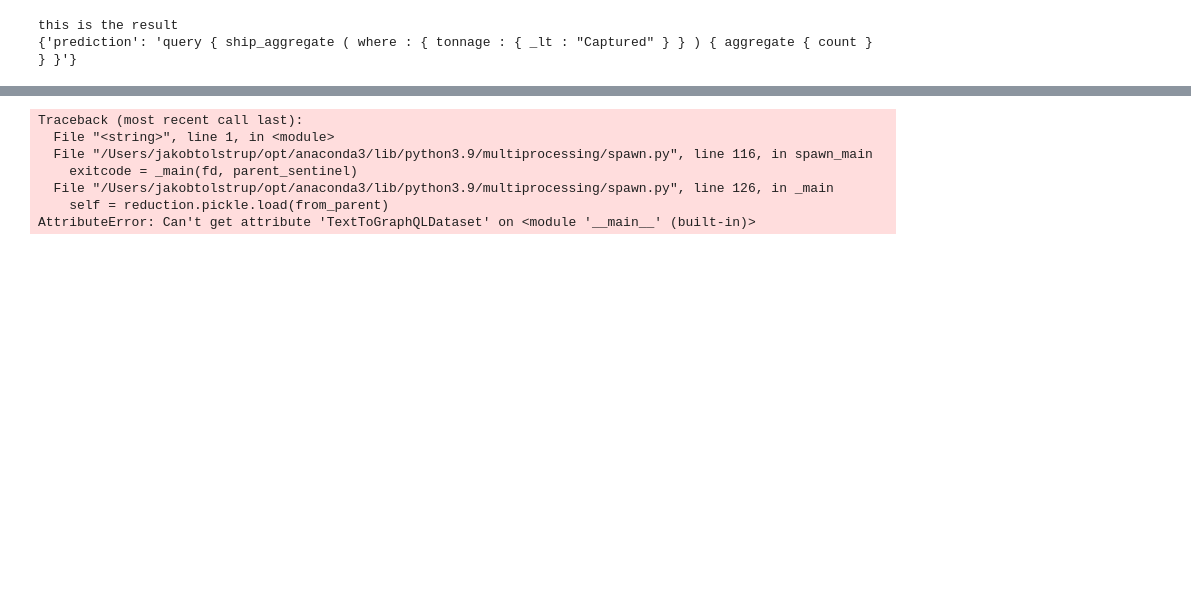
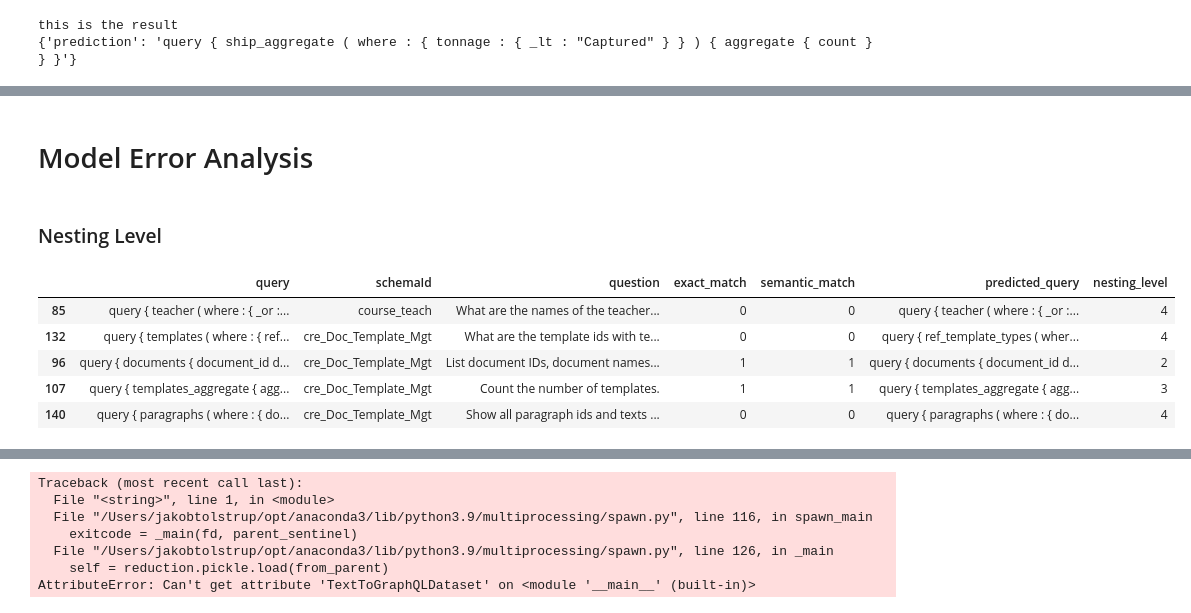
Before and after one commit to Dybton/T5, a Jupyter notebook: T5_SP2.ipynb, the cells around one changed output, grey strips where cells are left out. Drawn from its saved outputs; the diff is of its cells as text; code cells hidden in the pictures; blank space fills up the shorter version.

```diff
--- a/T5_SP2.ipynb
+++ b/T5_SP2.ipynb
@@ -869,0 +1068,75 @@ dev_df.to_csv('dev_df_with_results.csv')
+# %% [markdown]
+# Model Error Analysis
+# %% [markdown]
+### Nesting Level
+# %%
+import re
+
+# Function to calculate the nesting level of a query
+def nesting_level(query):
+    query = re.sub(r'\s+', '', query)  # Remove whitespace
+    max_nesting = 0
+    current_nesting = 0
+
+    for char in query:
+        if char == '{':
+            current_nesting += 1
+            max_nesting = max(max_nesting, current_nesting)
+        elif char == '}':
+            current_nesting -= 1
+
+    return max_nesting
+
+# Calculate the nesting level for each query and add it as a new column
+dev_df_2percent['nesting_level'] = dev_df_2percent['query'].apply(nesting_level)
+# create a new column in the dataframe to represent the nesting level bucket
+
+test = False
+stats = False
+
+if test:
+    query1 = 'query{teacher(where:{_or:[{age:{_eq:\"32\"}},{age:{_eq:\"33\"}}]}){name}}'
+    print(nesting_level(query1))
+    query2 = 'query { templates ( where : { _and : [ { template_type_code : { _neq : "PP" } } , { template_type_code : { _neq : "PPT" } } ] } ) { template_id template_type_code } }'
+    print(nesting_level(query2))
+    query3 = 'query { countrylanguage ( where : { language : { _neq : \"French\" } } , distinct_on : countrycode ) { countrycode } }'
+    print(nesting_level(query3))
+    query4 = 'query { matches_aggregate { aggregate { count } } }'
+    print(nesting_level(query4))
+    query5 = 'query{singer_aggregate(where:{country:{_eq:\"France\"}}){aggregate{avg{age}min{age}max{age}}}}'
+    print(nesting_level(query5))
+
+if stats:
+    # calculate the mean, median, min, and max of nesting levels
+    mean_nesting = dev_df['nesting_level'].mean()
+    median_nesting = dev_df['nesting_level'].median()
+    min_nesting = dev_df['nesting_level'].min()
+    max_nesting = dev_df['nesting_level'].max()
+
+    print(f"Mean nesting level: {mean_nesting}")
+    print(f"Median nesting level: {median_nesting}")
+    print(f"Minimum nesting level: {min_nesting}")
+    print(f"Maximum nesting level: {max_nesting}")
+
+    # plot a histogram of the nesting levels
+    plt.hist(dev_df['nesting_level'], edgecolor='black')
+    plt.xlabel('Nesting Level')
+    plt.ylabel('Frequency')
+    plt.title('Histogram of Nesting Levels')
+    plt.show()
+
+    print("Nesting level 2 " + str(dev_df[dev_df['nesting_level'] == 2].shape[0]))
+    print("Nesting level 3 " + str(dev_df[dev_df['nesting_level'] == 3].shape[0]))
+    print("Nesting level 4 " + str(dev_df[dev_df['nesting_level'] == 4].shape[0]))
+    print("Nesting level 5 " + str(dev_df[dev_df['nesting_level'] == 5].shape[0]))
+    print("Nesting level 6 " + str(dev_df[dev_df['nesting_level'] == 6].shape[0]))
+
+
+dev_df_2percent.head()
+# %% [output]
+|  | query | schemaId | question | exact_match | semantic_match | predicted_query | nesting_level |
+| 85 | query { teacher ( where : { _or :... | course_teach | What are the names of the teacher... | 0 | 0 | query { teacher ( where : { _or :... | 4 |
+| 132 | query { templates ( where : { ref... | cre_Doc_Template_Mgt | What are the template ids with te... | 0 | 0 | query { ref_template_types ( wher... | 4 |
+| 96 | query { documents { document_id d... | cre_Doc_Template_Mgt | List document IDs, document names... | 1 | 1 | query { documents { document_id d... | 2 |
+| 107 | query { templates_aggregate { agg... | cre_Doc_Template_Mgt | Count the number of templates. | 1 | 1 | query { templates_aggregate { agg... | 3 |
+| 140 | query { paragraphs ( where : { do... | cre_Doc_Template_Mgt | Show all paragraph ids and texts ... | 0 | 0 | query { paragraphs ( where : { do... | 4 |
```
Also changed, not shown: parts of 24 cells of this notebook.
